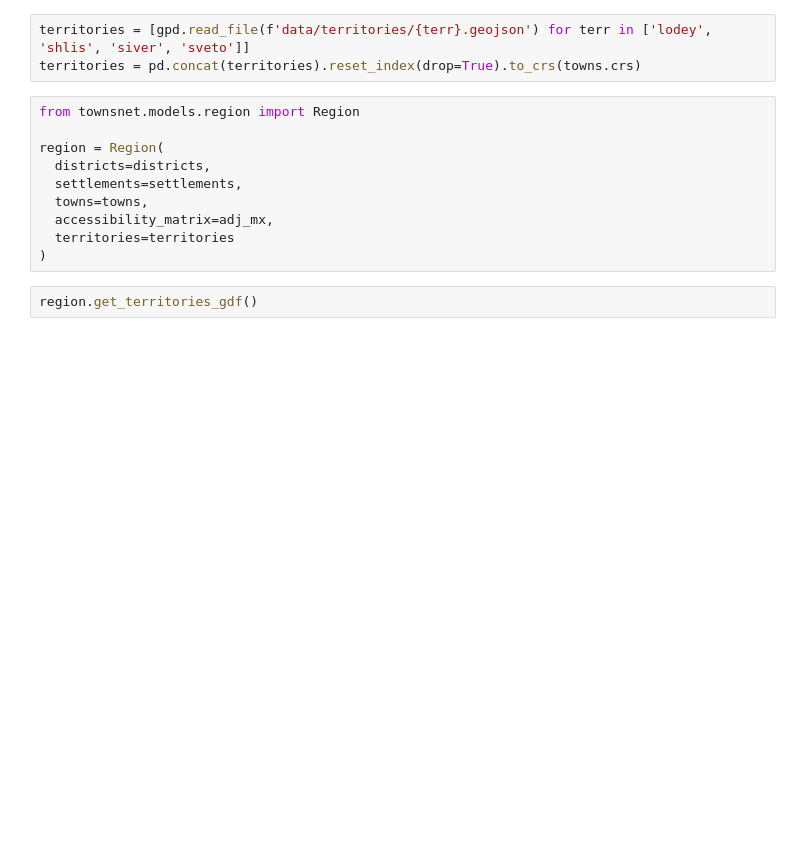
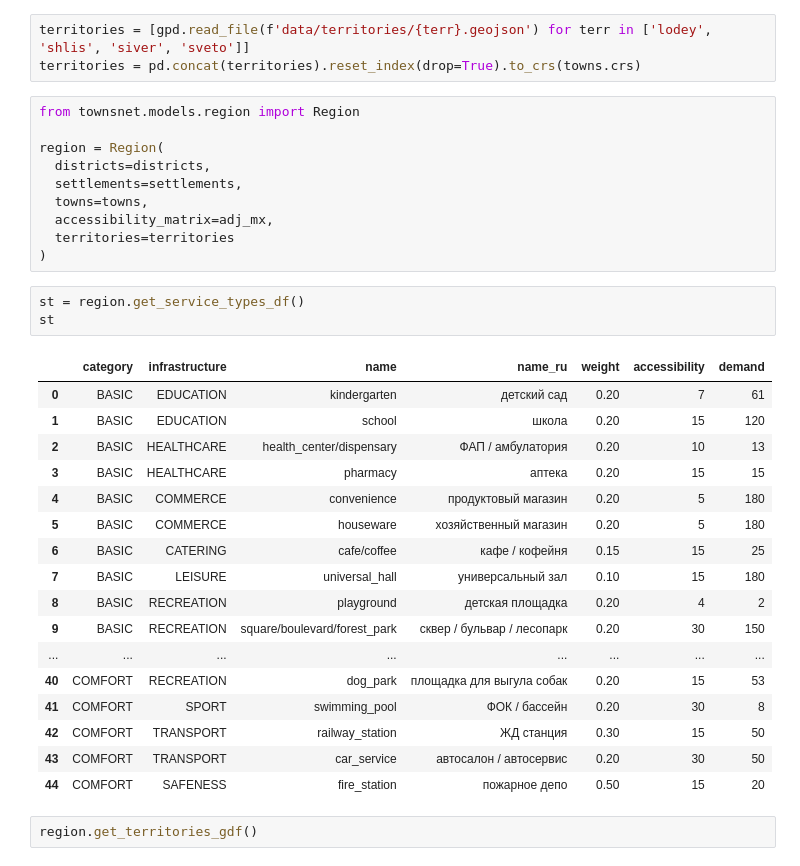
Before and after one commit to aimclub/blocksnet, a Jupyter notebook: examples/region_model.ipynb, the cells around one changed output. Saved outputs shown, nothing was run; the diff lists cells and outputs as text; blank space fills up the shorter version.

```diff
--- a/examples/region_model.ipynb
+++ b/examples/region_model.ipynb
@@ -21,6 +37,27 @@ region = Region(
   accessibility_matrix=adj_mx,
   territories=territories
 )
+# %%
+st = region.get_service_types_df()
+st
+# %% [output]
+|  | category | infrastructure | name | name_ru | weight | accessibility | demand |
+| 0 | BASIC | EDUCATION | kindergarten | детский сад | 0.20 | 7 | 61 |
+| 1 | BASIC | EDUCATION | school | школа | 0.20 | 15 | 120 |
+| 2 | BASIC | HEALTHCARE | health_center/dispensary | ФАП / амбулатория | 0.20 | 10 | 13 |
+| 3 | BASIC | HEALTHCARE | pharmacy | аптека | 0.20 | 15 | 15 |
+| 4 | BASIC | COMMERCE | convenience | продуктовый магазин | 0.20 | 5 | 180 |
+| 5 | BASIC | COMMERCE | houseware | хозяйственный магазин | 0.20 | 5 | 180 |
+| 6 | BASIC | CATERING | cafe/coffee | кафе / кофейня | 0.15 | 15 | 25 |
+| 7 | BASIC | LEISURE | universal_hall | универсальный зал | 0.10 | 15 | 180 |
+| 8 | BASIC | RECREATION | playground | детская площадка | 0.20 | 4 | 2 |
+| 9 | BASIC | RECREATION | square/boulevard/forest_park | сквер / бульвар / лесопарк | 0.20 | 30 | 150 |
+| ... | ... | ... | ... | ... | ... | ... | ... |
+| 40 | COMFORT | RECREATION | dog_park | площадка для выгула собак | 0.20 | 15 | 53 |
+| 41 | COMFORT | SPORT | swimming_pool | ФОК / бассейн | 0.20 | 30 | 8 |
+| 42 | COMFORT | TRANSPORT | railway_station | ЖД станция | 0.30 | 15 | 50 |
+| 43 | COMFORT | TRANSPORT | car_service | автосалон / автосервис | 0.20 | 30 | 50 |
+| 44 | COMFORT | SAFENESS | fire_station | пожарное депо | 0.50 | 15 | 20 |
 # %%
 region.get_territories_gdf()
 # %% [output]
```
Also changed, not shown: parts of 7 cells of this notebook, 12 other files.
